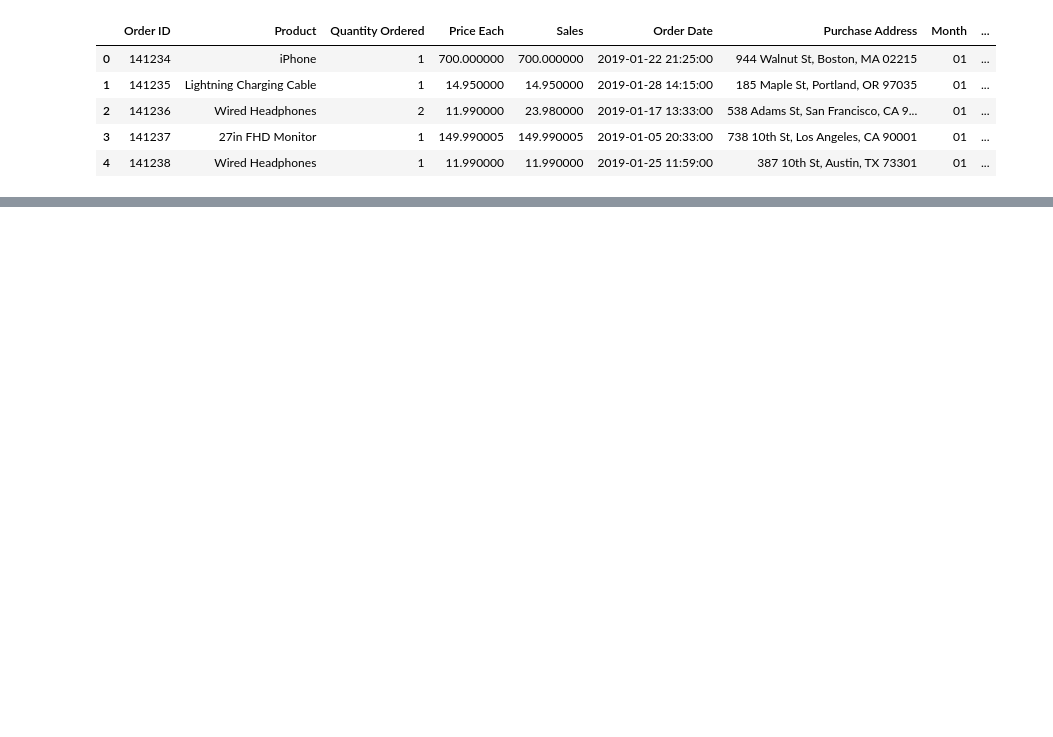
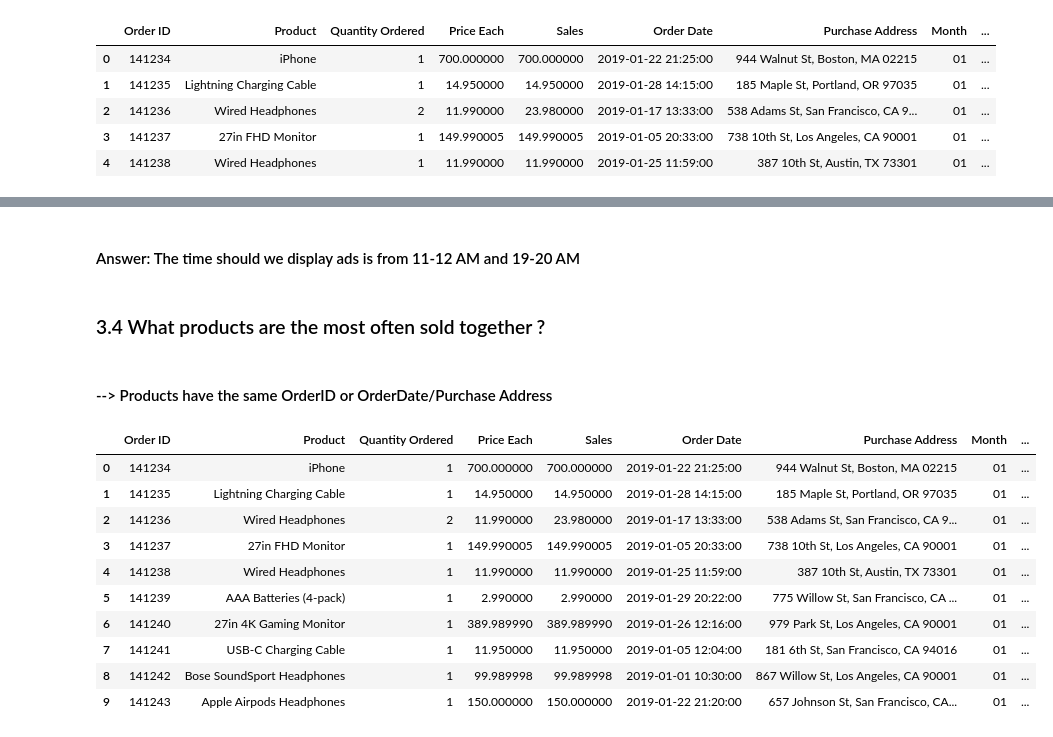
Before and after one commit to ndnam0409/Sales-Reporting, a Jupyter notebook: report.ipynb, the cells around one changed output, grey strips where cells are left out. Saved outputs shown, nothing was run; the diff lists cells and outputs as text; code cells hidden in the pictures; blank space fills up the shorter version.

```diff
--- a/report.ipynb
+++ b/report.ipynb
@@ -298,0 +299,20 @@ plt.show()
+# %% [markdown]
+#### Answer: The time should we display ads is from 11-12 AM and 19-20 AM
+# %% [markdown]
+### 3.4 What products are the most often sold together ?
+# %% [markdown]
+#### --> Products have the same OrderID or OrderDate/Purchase Address
+# %%
+df.head(10)
+# %% [output]
+|  | Order ID | Product | Quantity Ordered | Price Each | Sales | Order Date | Purchase Address | Month | ... |
+| 0 | 141234 | iPhone | 1 | 700.000000 | 700.000000 | 2019-01-22 21:25:00 | 944 Walnut St, Boston, MA 02215 | 01 | ... |
+| 1 | 141235 | Lightning Charging Cable | 1 | 14.950000 | 14.950000 | 2019-01-28 14:15:00 | 185 Maple St, Portland, OR 97035 | 01 | ... |
+| 2 | 141236 | Wired Headphones | 2 | 11.990000 | 23.980000 | 2019-01-17 13:33:00 | 538 Adams St, San Francisco, CA 9... | 01 | ... |
+| 3 | 141237 | 27in FHD Monitor | 1 | 149.990005 | 149.990005 | 2019-01-05 20:33:00 | 738 10th St, Los Angeles, CA 90001 | 01 | ... |
+| 4 | 141238 | Wired Headphones | 1 | 11.990000 | 11.990000 | 2019-01-25 11:59:00 | 387 10th St, Austin, TX 73301 | 01 | ... |
+| 5 | 141239 | AAA Batteries (4-pack) | 1 | 2.990000 | 2.990000 | 2019-01-29 20:22:00 | 775 Willow St, San Francisco, CA ... | 01 | ... |
+| 6 | 141240 | 27in 4K Gaming Monitor | 1 | 389.989990 | 389.989990 | 2019-01-26 12:16:00 | 979 Park St, Los Angeles, CA 90001 | 01 | ... |
+| 7 | 141241 | USB-C Charging Cable | 1 | 11.950000 | 11.950000 | 2019-01-05 12:04:00 | 181 6th St, San Francisco, CA 94016 | 01 | ... |
+| 8 | 141242 | Bose SoundSport Headphones | 1 | 99.989998 | 99.989998 | 2019-01-01 10:30:00 | 867 Willow St, Los Angeles, CA 90001 | 01 | ... |
+| 9 | 141243 | Apple Airpods Headphones | 1 | 150.000000 | 150.000000 | 2019-01-22 21:20:00 | 657 Johnson St, San Francisco, CA... | 01 | ... |
```
Also changed, not shown: parts of 13 cells of this notebook.
